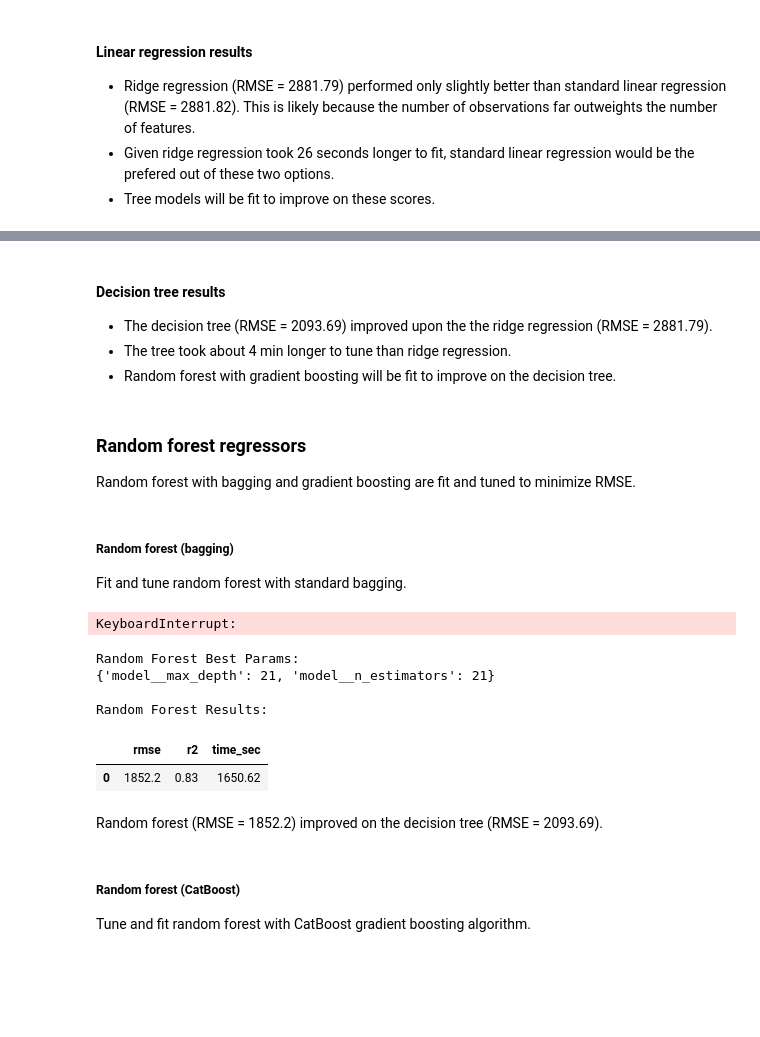
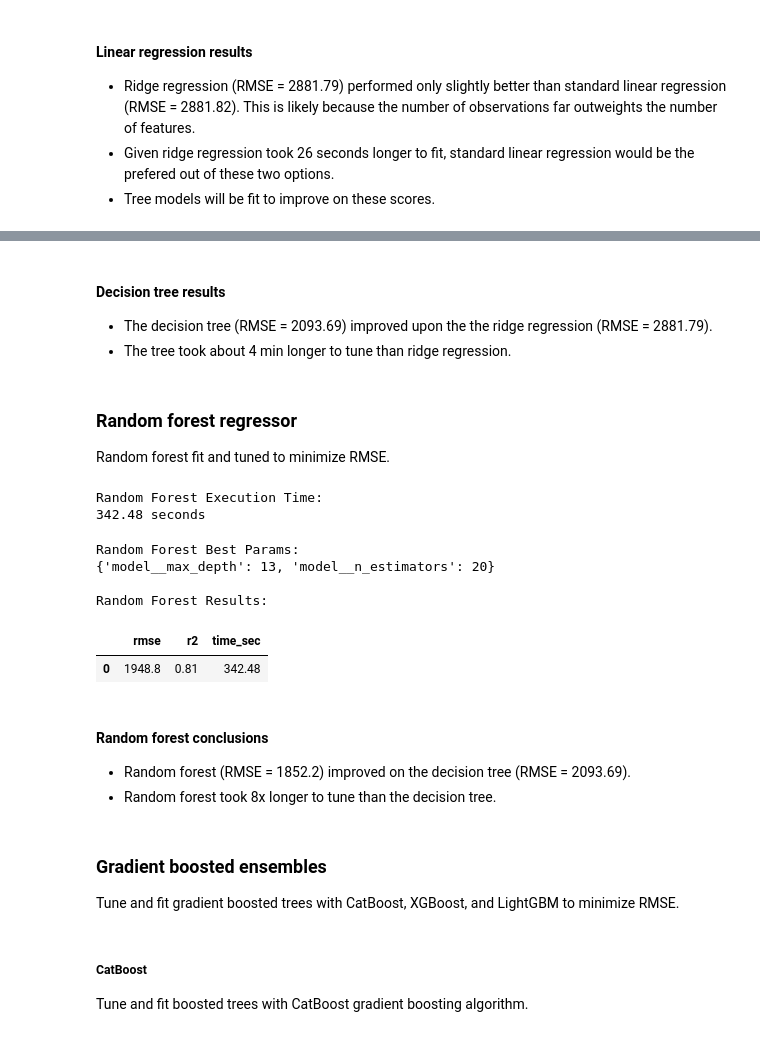
Before and after one commit to kellyshreeve/predicting-used-car-price, a Jupyter notebook: car_price_analysis.ipynb, the cells around one changed output, grey strips where cells are left out. Drawn from its saved outputs; the diff is of its cells as text; code cells hidden in the pictures; blank space fills up the shorter version.

Commit message:
Test Results

```diff
--- a/car_price_analysis.ipynb
+++ b/car_price_analysis.ipynb
@@ -1115,15 +1146,10 @@ Decision Tree Results:
 
 * The decision tree (RMSE = 2093.69) improved upon the the ridge regression (RMSE = 2881.79).
 * The tree took about 4 min longer to tune than ridge regression.
-* Random forest with gradient boosting will be fit to improve on the decision tree.
 # %% [markdown]
-### Random forest regressors
+### Random forest regressor<a id='forest'></a>
 
-Random forest with bagging and gradient boosting are fit and tuned to minimize RMSE.
+Random forest fit and tuned to minimize RMSE.
-# %% [markdown]
-##### Random forest (bagging)
-
-Fit and tune random forest with standard bagging.
 # %%
 # Tune standard random forest
 start = time.time()
@@ -1133,8 +1159,8 @@ rf_reg = RandomForestRegressor(random_state=123)
 pipe = Pipeline([('transform', preprocessor), ('model', rf_reg)])
 
 grid = {
-    'model__n_estimators':[10, 20, 30],
-    'model__max_depth':[5, 10, 20, 30]
+    'model__n_estimators':[10, 20],
+    'model__max_depth':[5, 7, 10, 13]
 }
 
 rf_reg_gscv = GridSearchCV(pipe, param_grid=grid, scoring=scorers, refit='rmse', cv=2)
@@ -1148,30 +1174,38 @@ rf_time = end - start
 print('Random Forest Execution Time:')
 print(f'{rf_time:.2f} seconds')
 # %% [output]
-KeyboardInterrupt:
+Random Forest Execution Time:
+342.48 seconds
 # %%
 # Get random forest results
-rf_reg_best, rf_reg_results = gscv_results(rf_reg_gscv, 'rmse', 'r2', greater_is_better=False)
-rf_reg_results['time_sec'] = rf_time
+rf_reg_best, rf_gscv_results = gscv_results(rf_reg_gscv, 'rmse', 'r2', greater_is_better=False)
+rf_gscv_results['time_sec'] = rf_time
 
 print('Random Forest Best Params:')
 print(rf_reg_best)
 print()
 print('Random Forest Results:')
-display(rf_reg_results.round(2))
+display(rf_gscv_results.round(2))
 # %% [output]
 Random Forest Best Params:
-{'model__max_depth': 21, 'model__n_estimators': 21}
+{'model__max_depth': 13, 'model__n_estimators': 20}
 
 Random Forest Results:
 |  | rmse | r2 | time_sec |
-| 0 | 1852.2 | 0.83 | 1650.62 |
+| 0 | 1948.8 | 0.81 | 342.48 |
 # %% [markdown]
-Random forest (RMSE = 1852.2) improved on the decision tree (RMSE = 2093.69).
+#### Random forest conclusions
+
+* Random forest (RMSE = 1852.2) improved on the decision tree (RMSE = 2093.69).
+* Random forest took 8x longer to tune than the decision tree.
+# %% [markdown]
+### Gradient boosted ensembles<a id='gbdt'></a>
+
+Tune and fit gradient boosted trees with CatBoost, XGBoost, and LightGBM to minimize RMSE.
 # %% [markdown]
-##### Random forest (CatBoost)
+##### CatBoost
 
-Tune and fit random forest with CatBoost gradient boosting algorithm.
+Tune and fit boosted trees with CatBoost gradient boosting algorithm.
 # %%
 # Tune CatBoost random forest regressor
 start = time.time()
```
Also changed, not shown: parts of 35 cells of this notebook.
